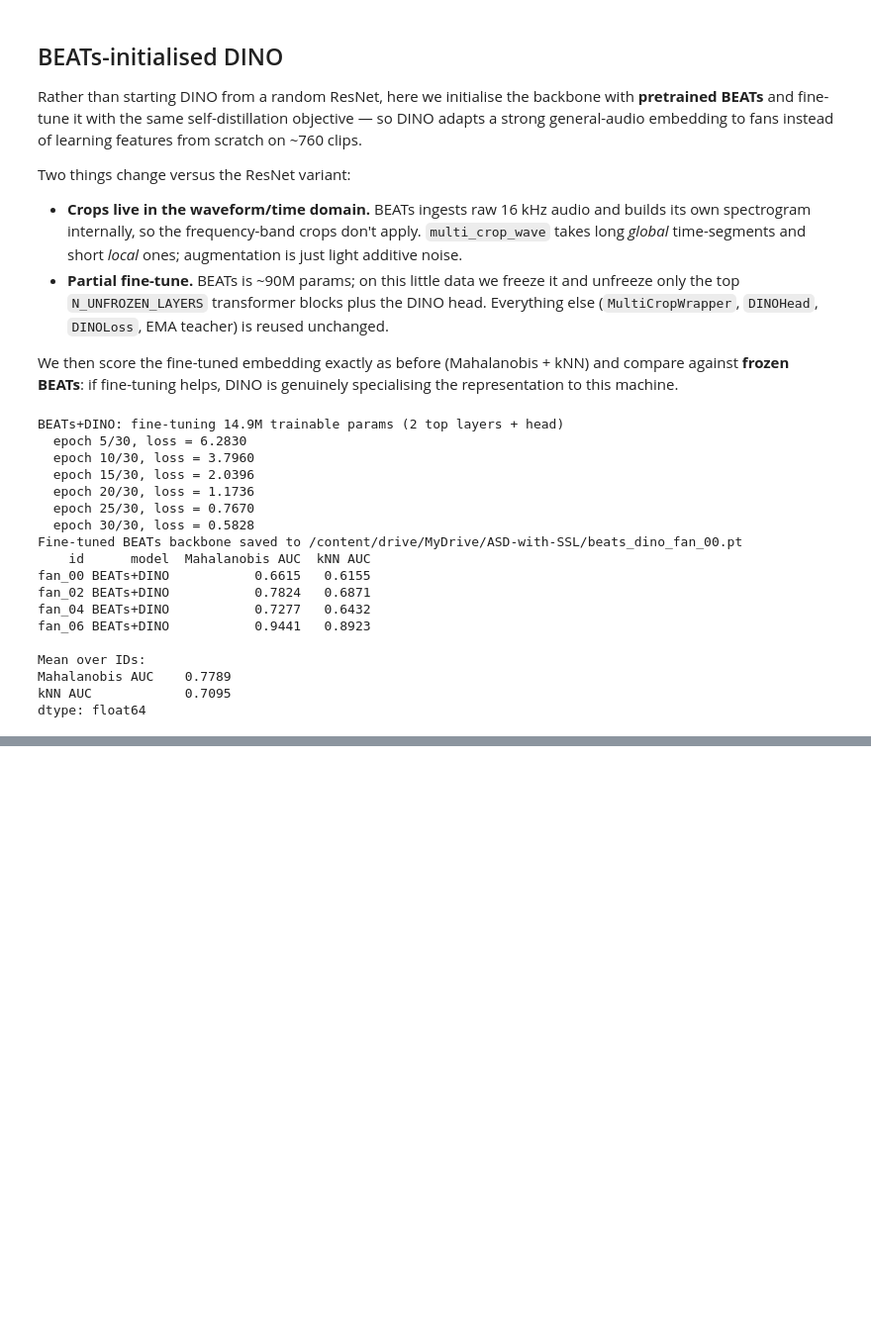
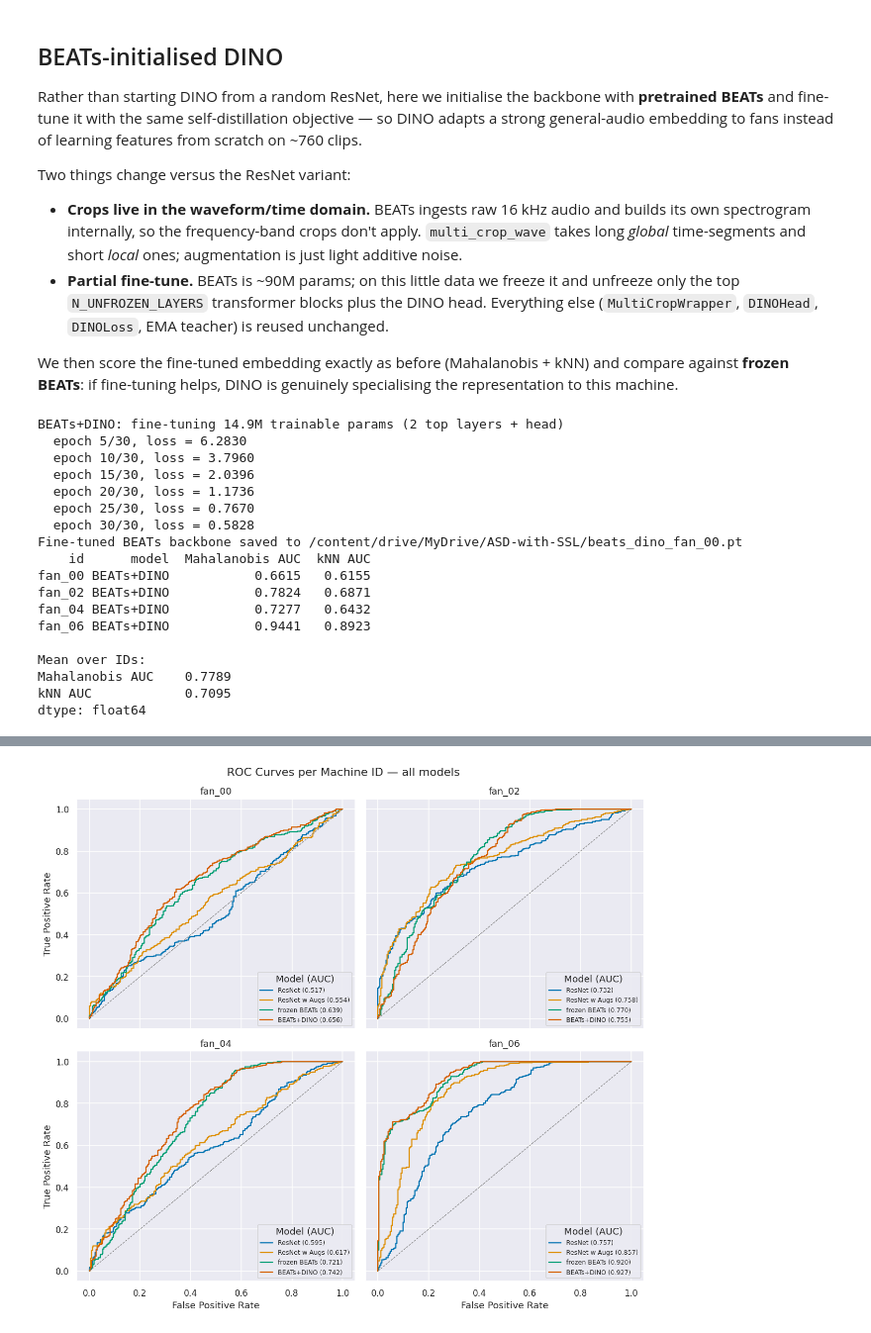
Before and after one commit to wikiwa1/ASD-with-SSL, a Jupyter notebook: dino_asd.ipynb, the cells around one changed output, grey strips where cells are left out. Shown at 99% size. Drawn from its saved outputs; the diff is of its cells as text; code cells hidden in the pictures; blank space fills up the shorter version.

Commit message:
Added final plots comparing all models trained under DINO

```diff
--- a/dino_asd.ipynb
+++ b/dino_asd.ipynb
@@ -19,7 +37,4 @@ Change to cell below to match the location of the `.zip` file with the data in y
 # %%
-%load_ext autoreload
-%autoreload 2
-
 import os
 import gc
 
@@ -40,7 +55,6 @@ from dino_asd.evaluation import (extract_features, extract_beats_features,
                                  fit_gaussian, mahalanobis_score, knn_score)
 
 device = DEVICE
-print(f'Using device: {DEVICE}')
 
 sns.set_theme(style='darkgrid', palette='muted')
 plt.rcParams['figure.dpi'] = 110
@@ -52,4 +66,20 @@ torch.backends.cudnn.allow_tf32 = True
 torch.backends.cudnn.benchmark = True
 
 PRETRAIN = True  # load saved backbones instead of retraining
+
+# Show the configuration pulled in from dino_asd.config.
+config_params = {
+    "DEVICE": DEVICE,
+    "MACHINE": MACHINE,
+    "MACHINE_IDS": MACHINE_IDS,
+    "N_MELS": N_MELS,
+    "FIXED_FRAMES": FIXED_FRAMES,
+    "BACKBONE_DIM": BACKBONE_DIM,
+    "DATA_ROOT": DATA_ROOT,
+    "SAVE_DIR": SAVE_DIR,
+}
+print("dino_asd.config")
+print("-" * 40)
+for name, value in config_params.items():
+    print(f"  {name:<13}= {value}")
 # %% [output]
@@ -530,0 +539,66 @@ plt.show()
+# %%
+# ---- Combined ROC curves: every model, per machine id ----
+# Fixed colour per model so a model looks the same in every subplot.
+model_colors = dict(zip(
+    ["ResNet", "ResNet w Augs", "frozen BEATs", "BEATs+DINO"],
+    sns.color_palette("colorblind", 4)))
+
+
+def _mahalanobis_roc(train_feats, test_feats, y):
+    """(fpr, tpr, auc) from Mahalanobis scoring of the test features."""
+    mu, cov_inv = fit_gaussian(train_feats)
+    scores = mahalanobis_score(test_feats, mu, cov_inv).numpy()
+    fpr, tpr, _ = roc_curve(y, scores)
+    return fpr, tpr, roc_auc_score(y, scores)
+
+
+fig, axes = plt.subplots(2, 2, figsize=(11, 10), sharex=True, sharey=True)
+fig.suptitle("ROC Curves per Machine ID — all models")
+
+for ax, id in zip(axes.flatten(), MACHINE_IDS):
+    Train, Test = train_test(machine=MACHINE, id=id, verbosity=0)
+    curves = {}
+
+    # ResNet DINO backbones (plain and extra-augmentation).
+    for label, tag in [("ResNet", ""), ("ResNet w Augs", "augs_")]:
+        student, _ = dino_trainer(
+            Train, pretrain=PRETRAIN, verbosity=0,
+            save_path=f"/content/drive/MyDrive/ASD-with-SSL/dino_{tag}{MACHINE}_{id:02d}_student.pt")
+        tr, _ = extract_features(student.backbone, Train)
+        te, y = extract_features(student.backbone, Test)
+        curves[label] = _mahalanobis_roc(tr, te, y.numpy())
+        del student
+
+    # Frozen BEATs (one model, identical for every id).
+    b_tr, _ = extract_beats_features(beats_model, Train)
+    b_te, y = extract_beats_features(beats_model, Test)
+    curves["frozen BEATs"] = _mahalanobis_roc(b_tr, b_te, y.numpy())
+
+    # Fine-tuned BEATs+DINO, loaded from saved weights.
+    ft = BEATs(beats_cfg)
+    ft.load_state_dict(torch.load(
+        f"/content/drive/MyDrive/ASD-with-SSL/beats_dino_{MACHINE}_{id:02d}.pt",
+        map_location=device))
+    ft = ft.to(device).eval()
+    t_tr, _ = extract_beats_features(ft, Train)
+    t_te, y = extract_beats_features(ft, Test)
+    curves["BEATs+DINO"] = _mahalanobis_roc(t_tr, t_te, y.numpy())
+    del ft
+    gc.collect()
+    torch.cuda.empty_cache()
+
+    for label, (fpr, tpr, auc) in curves.items():
+        ax.plot(fpr, tpr, color=model_colors[label], label=f"{label} ({auc:.3f})")
+    ax.plot([0, 1], [0, 1], "--", color="gray", lw=0.8)
+
+    if ax is axes[1, 0] or ax is axes[1, 1]:
+        ax.set_xlabel("False Positive Rate")
+    if ax is axes[0, 0] or ax is axes[1, 0]:
+        ax.set_ylabel("True Positive Rate")
+    ax.set_title(f"{MACHINE}_{id:02d}")
+    ax.legend(loc="lower right", fontsize=8, title="Model (AUC)")
+
+plt.tight_layout()
+plt.show()
+# %% [output]
+[figure, added]
```
Also changed, not shown: parts of 17 cells of this notebook.
